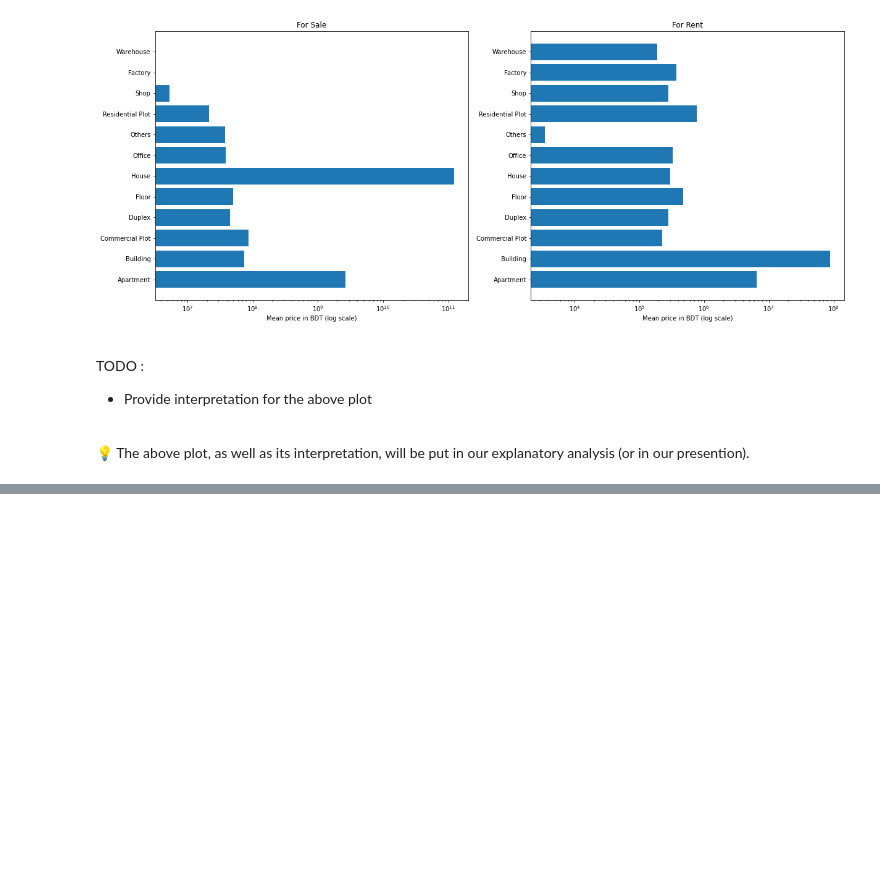
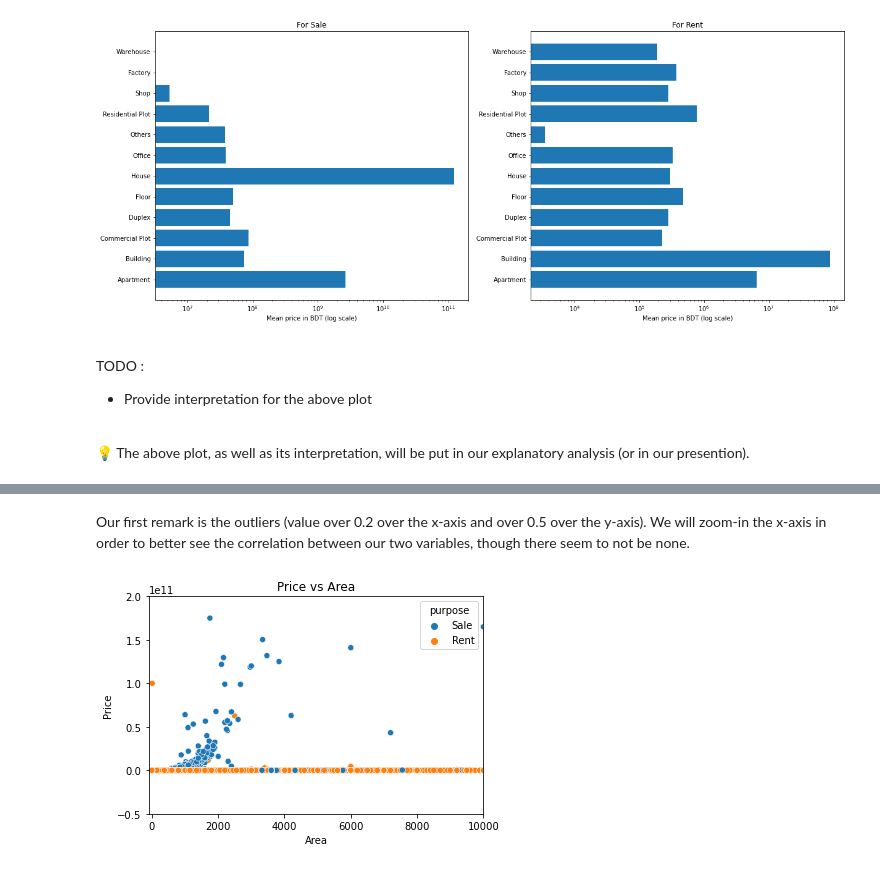
Before and after one commit to OmdenaAI/dhaka-bangladesh-real-estate-recommendation, a Jupyter notebook: src/tasks/task-3-exploratory-data-analysis/EDA global report - real estate market in Bangladesh - v1.ipynb, the cells around one changed output, grey strips where cells are left out. Cells and saved outputs as stored; diff of their text form; code cells hidden in the pictures; blank space fills up the shorter version.

```diff
--- a/src/tasks/task-3-exploratory-data-analysis/EDA - real estate market in Bangladesh.ipynb
+++ b/src/tasks/task-3-exploratory-data-analysis/EDA global report - real estate market in Bangladesh - v1.ipynb
@@ -1279,0 +1351,13 @@ TODO :
+# %% [markdown]
+Our first remark is the outliers (value over 0.2 over the x-axis and over 0.5 over the y-axis). We will zoom-in the x-axis in order to better see the correlation between our two variables, though there seem to not be none.
+# %%
+sb.scatterplot(data=df, x="area",y="price", hue="purpose")
+
+plt.xlim(-100, 10000)
+plt.ylim(-.5*1e11, .2*1e12) #plt.ylim(-.5*1e11, .5*1e11) #
+
+plt.xlabel("Area")
+plt.ylabel("Price")
+plt.title("Price vs Area");
+# %% [output]
+[figure, added]
```
Also changed, not shown: parts of 48 cells of this notebook, 1 other file.
